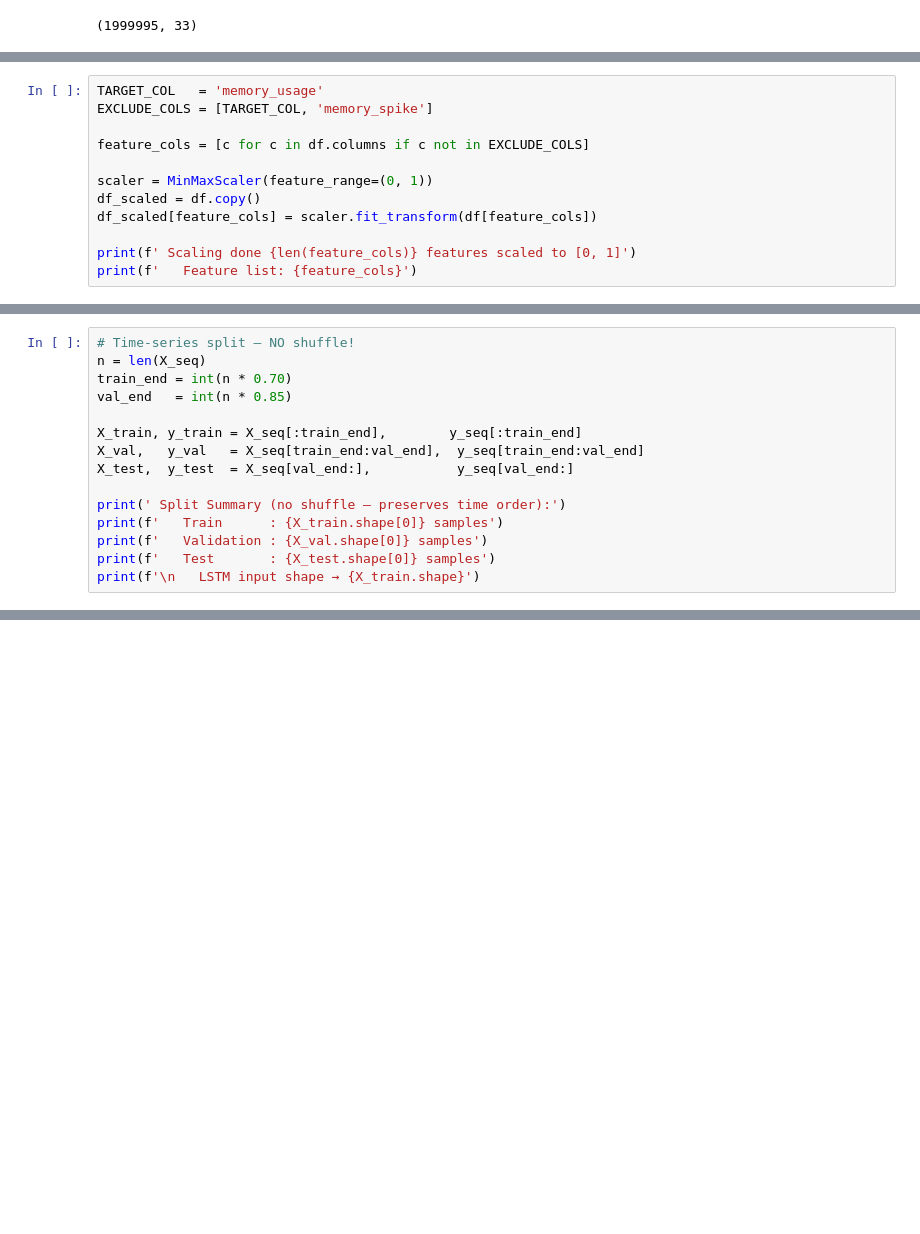
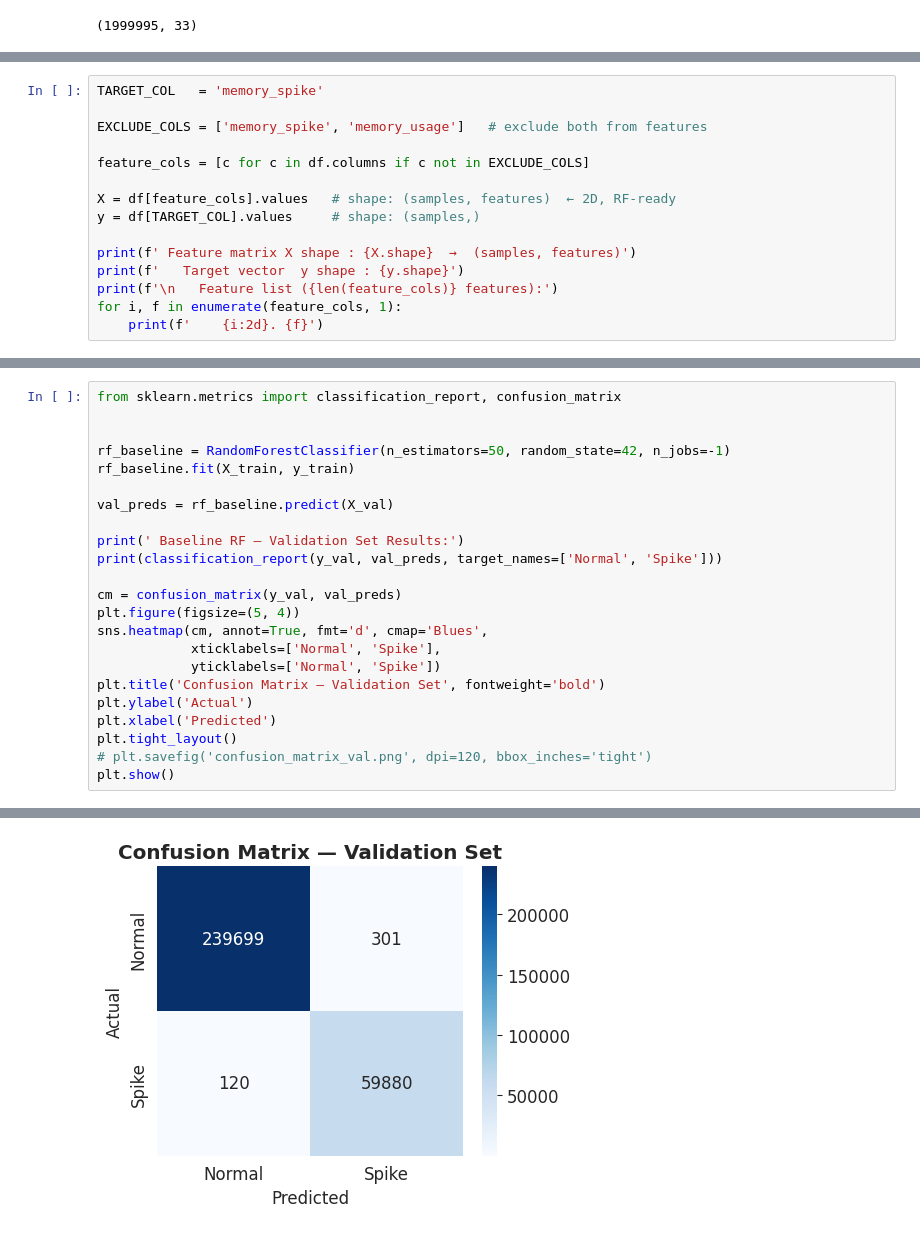
Before and after one commit to Tippannameeshi/AI-Based-Proactive-Memory-Optimization-in-Cloud-Virtual-Machines, a Jupyter notebook: Memory_Preprocessing.ipynb, the cells around one changed output, grey strips where cells are left out. Cells and saved outputs as stored; diff of their text form; blank space fills up the shorter version.

Commit message:
Updated Memory_Preprocessing notebook

```diff
--- a/Memory_Preprocessing.ipynb
+++ b/Memory_Preprocessing.ipynb
@@ -364,13 +349,16 @@ Target variable created!
 # %%
-TARGET_COL   = 'memory_usage'
-EXCLUDE_COLS = [TARGET_COL, 'memory_spike']
+TARGET_COL   = 'memory_spike'
+
+EXCLUDE_COLS = ['memory_spike', 'memory_usage']   # exclude both from features
 
 feature_cols = [c for c in df.columns if c not in EXCLUDE_COLS]
 
-scaler = MinMaxScaler(feature_range=(0, 1))
-df_scaled = df.copy()
-df_scaled[feature_cols] = scaler.fit_transform(df[feature_cols])
+X = df[feature_cols].values   # shape: (samples, features)  ← 2D, RF-ready
+y = df[TARGET_COL].values     # shape: (samples,)
 
-print(f' Scaling done {len(feature_cols)} features scaled to [0, 1]')
-print(f'   Feature list: {feature_cols}')
+print(f' Feature matrix X shape : {X.shape}  →  (samples, features)')
+print(f'   Target vector  y shape : {y.shape}')
+print(f'\n   Feature list ({len(feature_cols)} features):')
+for i, f in enumerate(feature_cols, 1):
+    print(f'    {i:2d}. {f}')
 # %% [output]
@@ -405,16 +411,24 @@ print(f'   y shape : {y_seq.shape}')
 # %%
-# Time-series split — NO shuffle!
-n = len(X_seq)
-train_end = int(n * 0.70)
-val_end   = int(n * 0.85)
+from sklearn.metrics import classification_report, confusion_matrix
 
-X_train, y_train = X_seq[:train_end],        y_seq[:train_end]
-X_val,   y_val   = X_seq[train_end:val_end],  y_seq[train_end:val_end]
-X_test,  y_test  = X_seq[val_end:],           y_seq[val_end:]
 
-print(' Split Summary (no shuffle — preserves time order):')
-print(f'   Train      : {X_train.shape[0]} samples')
-print(f'   Validation : {X_val.shape[0]} samples')
-print(f'   Test       : {X_test.shape[0]} samples')
-print(f'\n   LSTM input shape → {X_train.shape}')
+rf_baseline = RandomForestClassifier(n_estimators=50, random_state=42, n_jobs=-1)
+rf_baseline.fit(X_train, y_train)
+
+val_preds = rf_baseline.predict(X_val)
+
+print(' Baseline RF — Validation Set Results:')
+print(classification_report(y_val, val_preds, target_names=['Normal', 'Spike']))
+
+cm = confusion_matrix(y_val, val_preds)
+plt.figure(figsize=(5, 4))
+sns.heatmap(cm, annot=True, fmt='d', cmap='Blues',
+            xticklabels=['Normal', 'Spike'],
+            yticklabels=['Normal', 'Spike'])
+plt.title('Confusion Matrix — Validation Set', fontweight='bold')
+plt.ylabel('Actual')
+plt.xlabel('Predicted')
+plt.tight_layout()
+# plt.savefig('confusion_matrix_val.png', dpi=120, bbox_inches='tight')
+plt.show()
 # %% [output]
@@ -427 +444,2 @@ print(f'\n   LSTM input shape → {X_train.shape}')
+[figure, added]
 # %%
```
Also changed, not shown: parts of 23 cells of this notebook.
